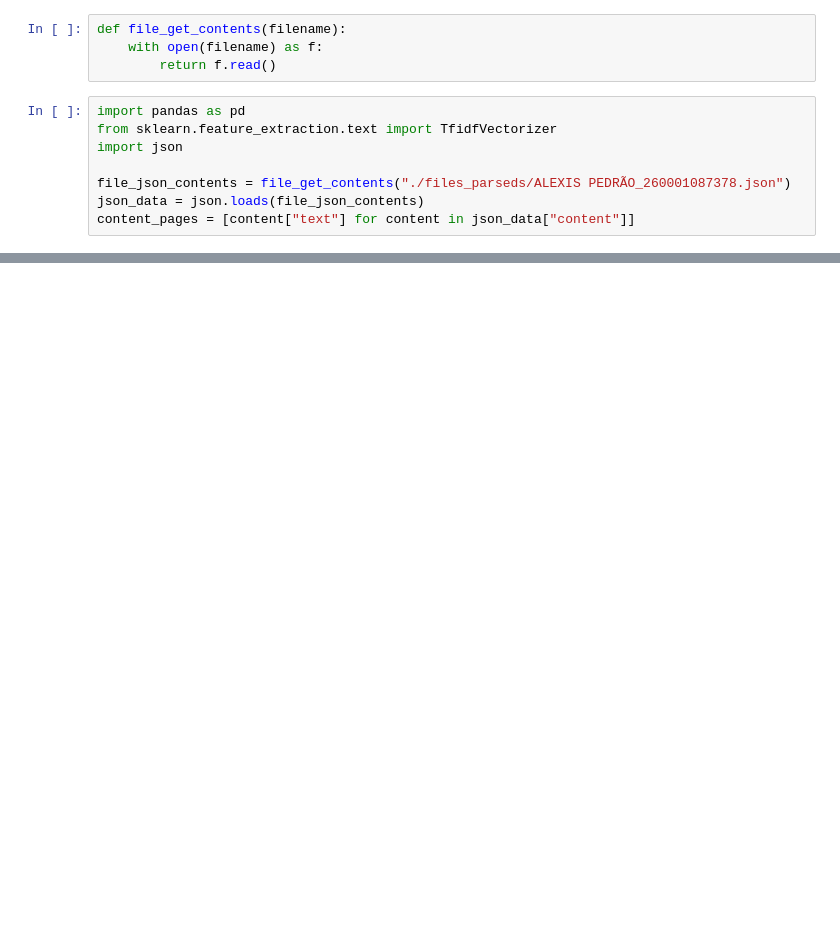
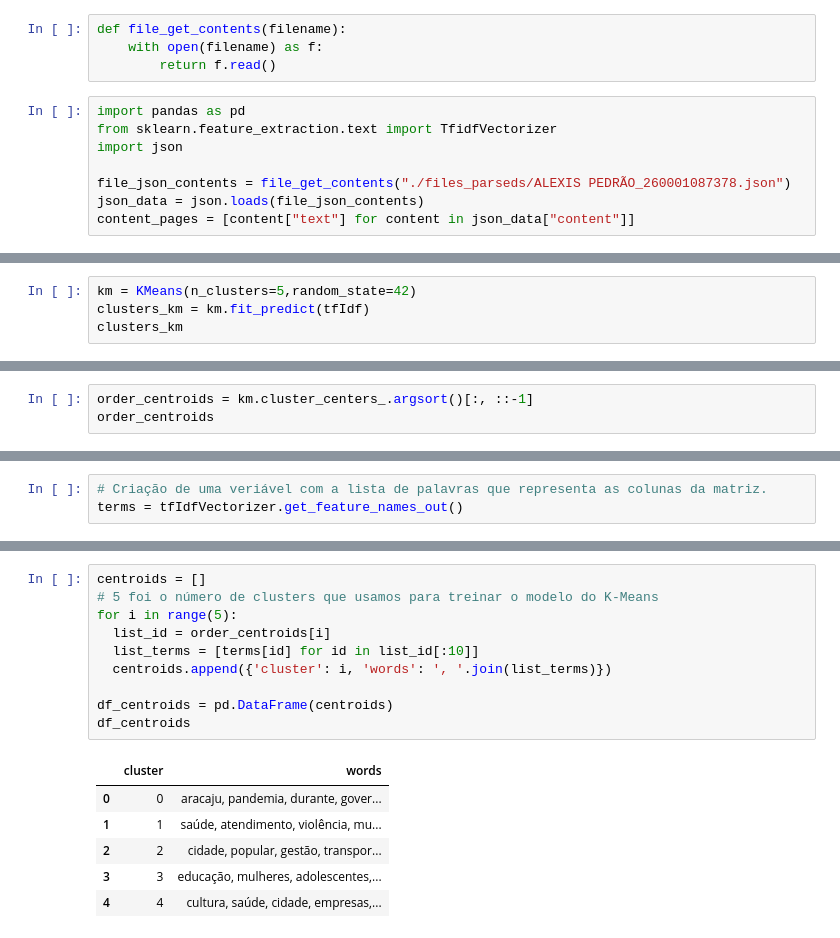
Before and after one commit to adolfoguimaraes/analise-planos-de-governos, a Jupyter notebook: test-vectorize-tf-idf.ipynb, the cells around one changed output, grey strips where cells are left out. Saved outputs shown, nothing was run; the diff lists cells and outputs as text; blank space fills up the shorter version.

```diff
--- a/test-vectorize-tf-idf.ipynb
+++ b/test-vectorize-tf-idf.ipynb
@@ -62,0 +122,4 @@ print(sentences_dictionary)
+# %%
+km = KMeans(n_clusters=5,random_state=42)
+clusters_km = km.fit_predict(tfIdf)
+clusters_km
@@ -62,0 +164,3 @@ print(sentences_dictionary)
+# %%
+order_centroids = km.cluster_centers_.argsort()[:, ::-1]
+order_centroids
@@ -62,0 +185,3 @@ print(sentences_dictionary)
+# %%
+# Criação de uma veriável com a lista de palavras que representa as colunas da matriz.
+terms = tfIdfVectorizer.get_feature_names_out()
@@ -62,0 +211,17 @@ print(sentences_dictionary)
+# %%
+centroids = []
+# 5 foi o número de clusters que usamos para treinar o modelo do K-Means
+for i in range(5):
+  list_id = order_centroids[i]
+  list_terms = [terms[id] for id in list_id[:10]]
+  centroids.append({'cluster': i, 'words': ', '.join(list_terms)})
+
+df_centroids = pd.DataFrame(centroids)
+df_centroids
+# %% [output]
+|  | cluster | words |
+| 0 | 0 | aracaju, pandemia, durante, gover... |
+| 1 | 1 | saúde, atendimento, violência, mu... |
+| 2 | 2 | cidade, popular, gestão, transpor... |
+| 3 | 3 | educação, mulheres, adolescentes,... |
+| 4 | 4 | cultura, saúde, cidade, empresas,... |
```
Also changed, not shown: parts of 16 cells of this notebook.
